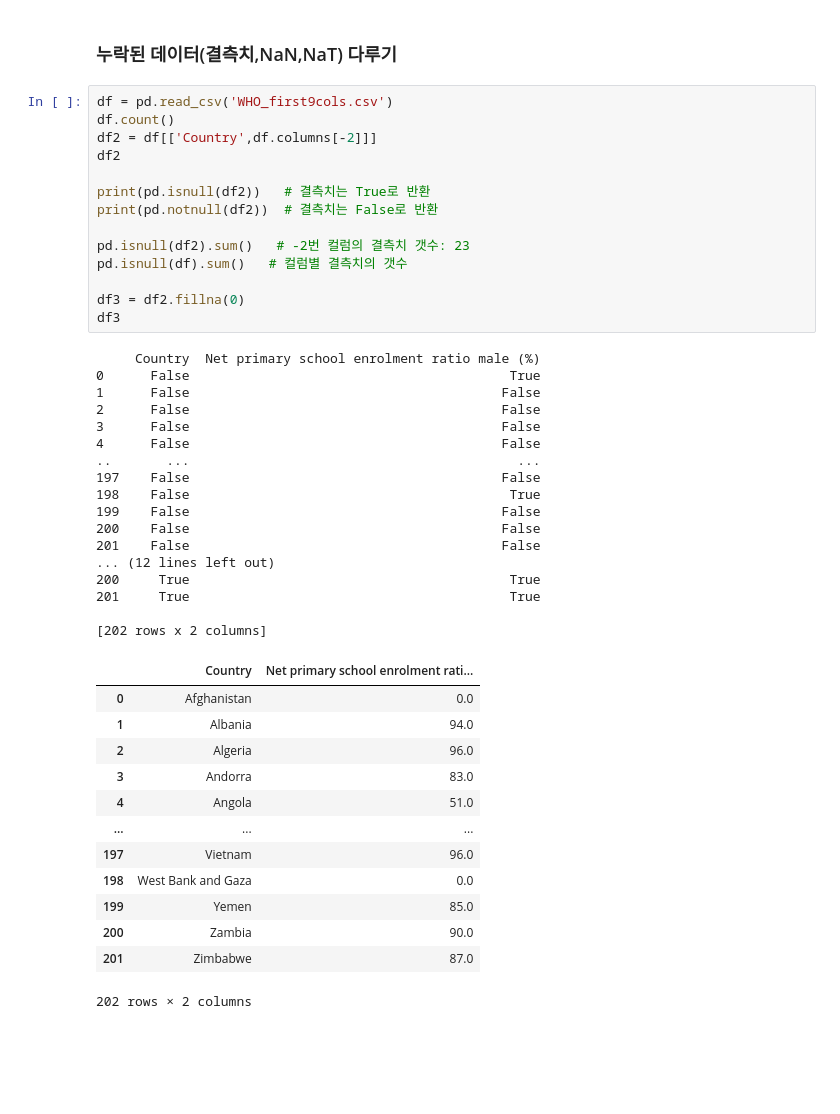
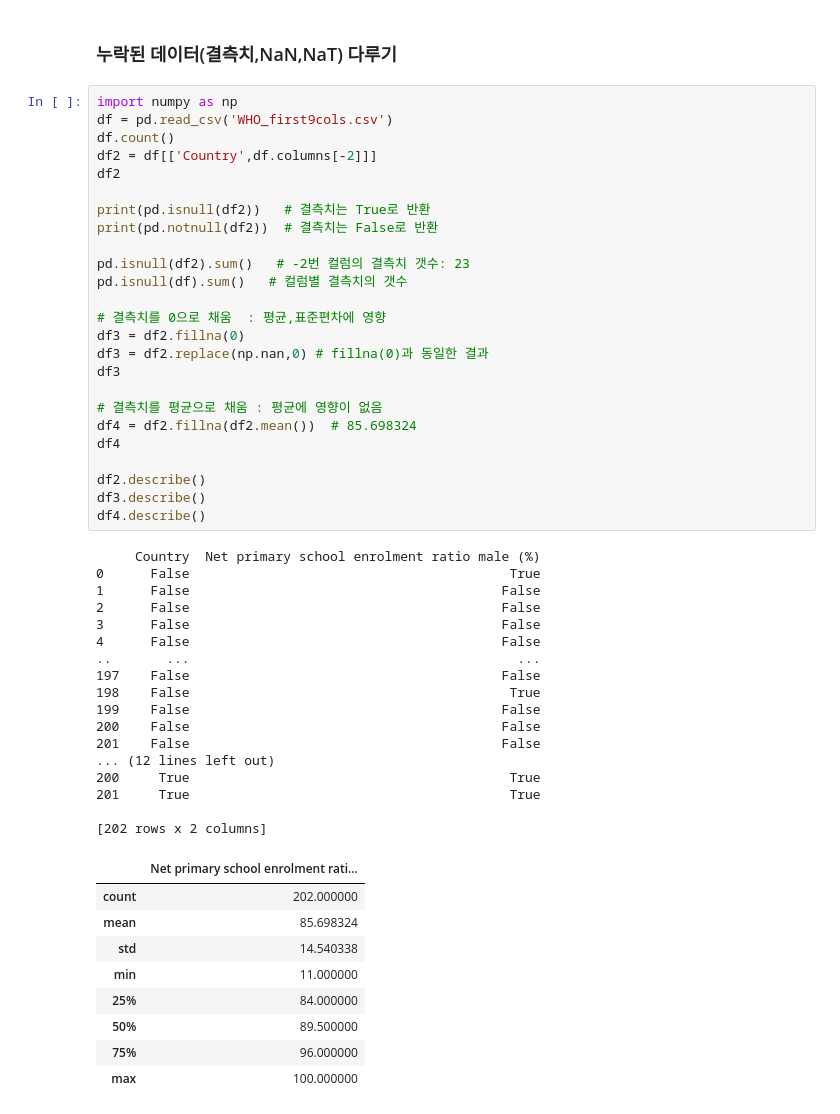
Before and after one commit to HI1q2w3e4r/ai_basic, a Jupyter notebook: 01_파이썬데이터분석/04_pandas_활용.ipynb, the cells around one changed output. Cells and saved outputs as stored; diff of their text form; blank space fills up the shorter version.

```diff
--- a/01_파이썬데이터분석/04_pandas_활용.ipynb
+++ b/01_파이썬데이터분석/04_pandas_활용.ipynb
@@ -229,47 +229,54 @@ Name: 영어, dtype: float64
 # %% [markdown]
 ### 누락된 데이터(결측치,NaN,NaT) 다루기
 # %%
+import numpy as np
 df = pd.read_csv('WHO_first9cols.csv')
 df.count()
 df2 = df[['Country',df.columns[-2]]]
 df2
 
 print(pd.isnull(df2))   # 결측치는 True로 반환
 print(pd.notnull(df2))  # 결측치는 False로 반환
 
 pd.isnull(df2).sum()   # -2번 컬럼의 결측치 갯수: 23
 pd.isnull(df).sum()   # 컬럼별 결측치의 갯수
 
+# 결측치를 0으로 채움  : 평균,표준편차에 영향
 df3 = df2.fillna(0)
+df3 = df2.replace(np.nan,0) # fillna(0)과 동일한 결과
 df3
+
+# 결측치를 평균으로 채움 : 평균에 영향이 없음
+df4 = df2.fillna(df2.mean())  # 85.698324
+df4
+
+df2.describe()
+df3.describe()
+df4.describe()
 # %% [output]
      Country  Net primary school enrolment ratio male (%)
 0      False                                         True
 1      False                                        False
 2      False                                        False
 3      False                                        False
 4      False                                        False
 ..       ...                                          ...
 197    False                                        False
 198    False                                         True
 199    False                                        False
 200    False                                        False
 201    False                                        False
 ... (12 lines left out)
 200     True                                         True
 201     True                                         True
 
 [202 rows x 2 columns]
-|  | Country | Net primary school enrolment rati... |
-| 0 | Afghanistan | 0.0 |
-| 1 | Albania | 94.0 |
-| 2 | Algeria | 96.0 |
-| 3 | Andorra | 83.0 |
-| 4 | Angola | 51.0 |
-| ... | ... | ... |
-| 197 | Vietnam | 96.0 |
-| 198 | West Bank and Gaza | 0.0 |
-| 199 | Yemen | 85.0 |
-| 200 | Zambia | 90.0 |
-| 201 | Zimbabwe | 87.0 |
+|  | Net primary school enrolment rati... |
+| count | 202.000000 |
+| mean | 85.698324 |
+| std | 14.540338 |
+| min | 11.000000 |
+| 25% | 84.000000 |
+| 50% | 89.500000 |
+| 75% | 96.000000 |
+| max | 100.000000 |
-202 rows × 2 columns
```
Also changed, not shown: parts of 9 cells of this notebook.
